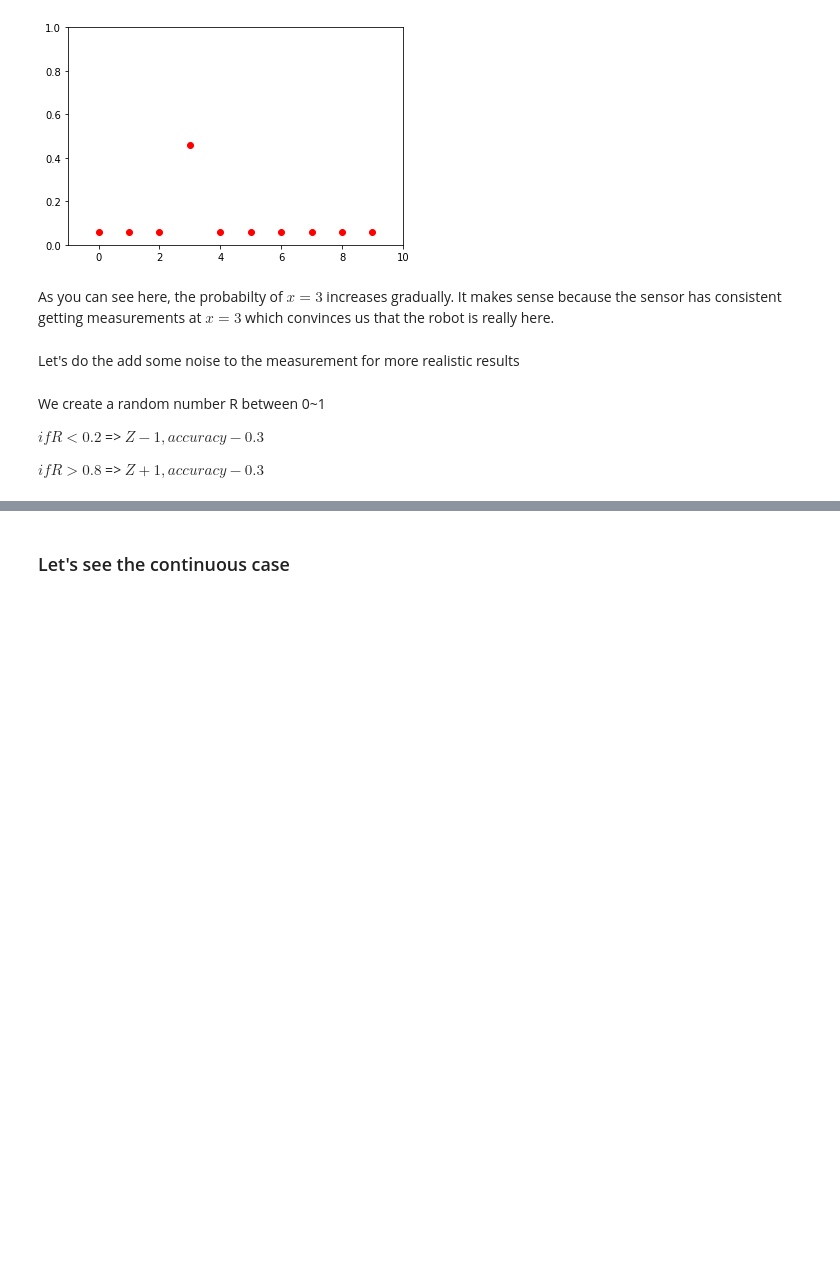
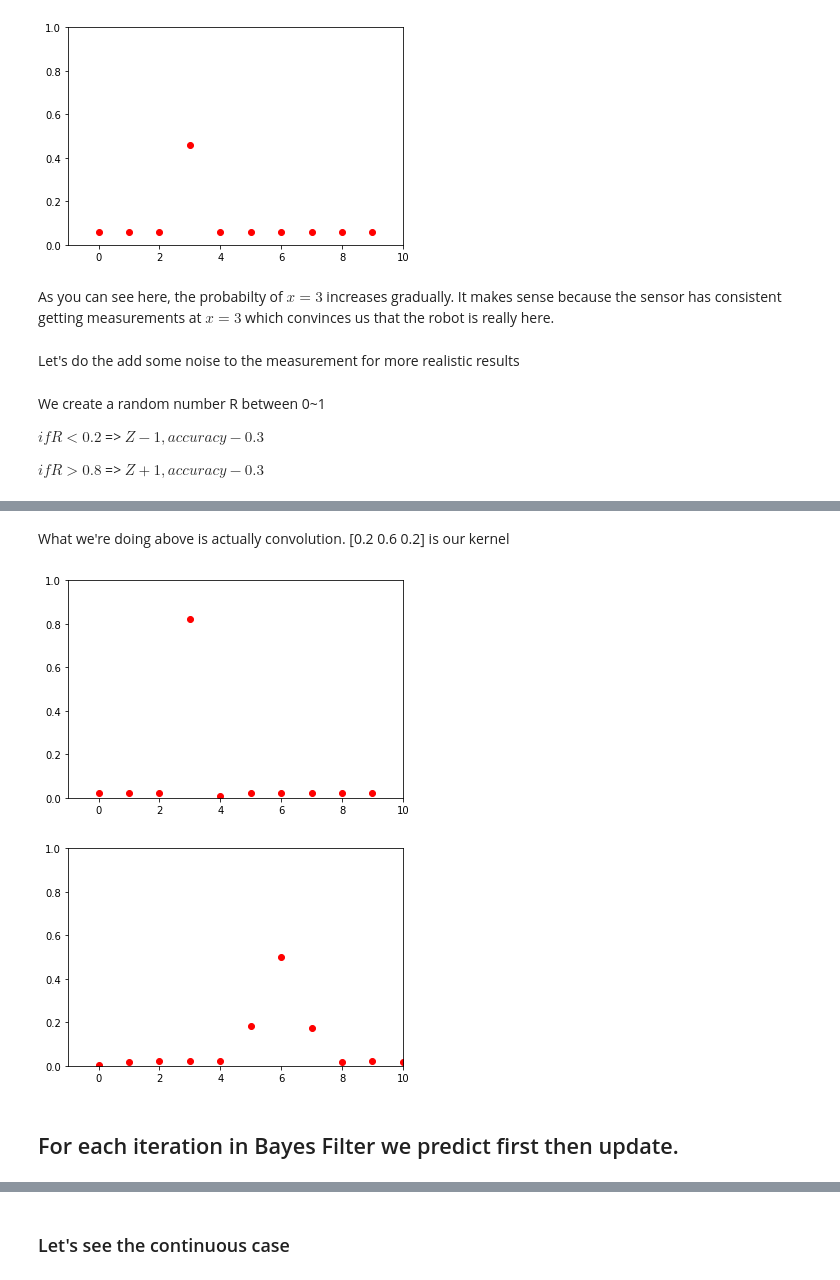
Before and after one commit to RobotX-NCTU/jupyter_notebook, a Jupyter notebook: Bayesian_Filter.ipynb, the cells around one changed output, grey strips where cells are left out. Saved outputs shown, nothing was run; the diff lists cells and outputs as text; code cells hidden in the pictures; blank space fills up the shorter version.

```diff
--- a/Bayesian_Filter.ipynb
+++ b/Bayesian_Filter.ipynb
@@ -175,0 +207,13 @@ This is only the update part of the Baysian Filter. The other part is the predic
+# %% [markdown]
+What we're doing above is actually convolution. [0.2 0.6 0.2] is our kernel
+# %%
+N=2
+plt_array(prior)
+kernel = np.array([0.2, 0.6, 0.2])
+predicted_prior = np.convolve(np.roll(prior, N), kernel)
+plt_array(predicted_prior)
+# %% [output]
+[figure, added]
+[figure, added]
+# %% [markdown]
+## For each iteration in Bayes Filter we predict first then update.
```
Also changed, not shown: parts of 29 cells of this notebook.
